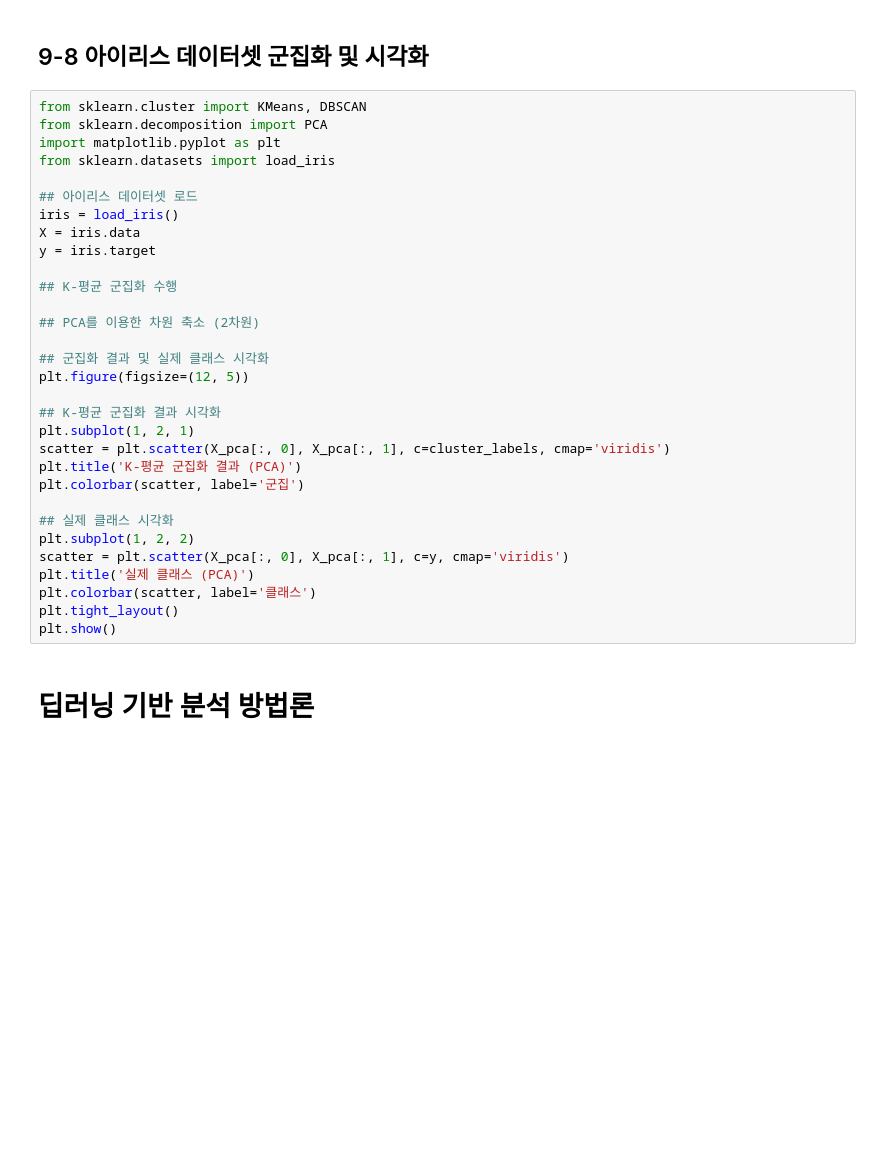
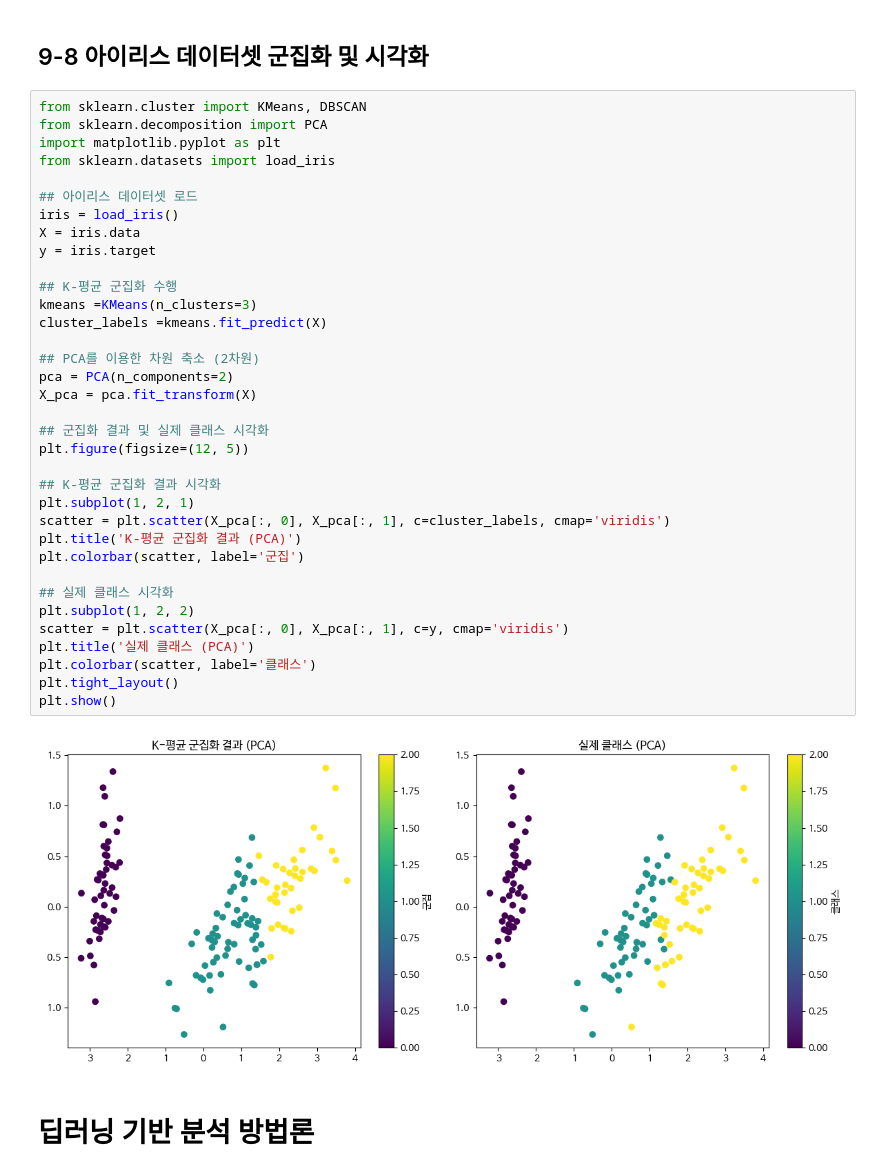
Before and after one commit to ryujjung0213/Data-Analysis-with-Open-Source, a Jupyter notebook: 오픈소스_데이터_분석_9강.ipynb, the cells around one changed output. Saved outputs shown, nothing was run; the diff lists cells and outputs as text; blank space fills up the shorter version.

```diff
--- a/오픈소스_데이터_분석_9강.ipynb
+++ b/오픈소스_데이터_분석_9강.ipynb
@@ -262,33 +320,39 @@ for name, model in models.items():
 from sklearn.cluster import KMeans, DBSCAN
 from sklearn.decomposition import PCA
 import matplotlib.pyplot as plt
 from sklearn.datasets import load_iris
 
 ## 아이리스 데이터셋 로드
 iris = load_iris()
 X = iris.data
 y = iris.target
 
 ## K-평균 군집화 수행
+kmeans =KMeans(n_clusters=3)
+cluster_labels =kmeans.fit_predict(X)
 
 ## PCA를 이용한 차원 축소 (2차원)
+pca = PCA(n_components=2)
+X_pca = pca.fit_transform(X)
 
 ## 군집화 결과 및 실제 클래스 시각화
 plt.figure(figsize=(12, 5))
 
 ## K-평균 군집화 결과 시각화
 plt.subplot(1, 2, 1)
 scatter = plt.scatter(X_pca[:, 0], X_pca[:, 1], c=cluster_labels, cmap='viridis')
 plt.title('K-평균 군집화 결과 (PCA)')
 plt.colorbar(scatter, label='군집')
 
 ## 실제 클래스 시각화
 plt.subplot(1, 2, 2)
 scatter = plt.scatter(X_pca[:, 0], X_pca[:, 1], c=y, cmap='viridis')
 plt.title('실제 클래스 (PCA)')
 plt.colorbar(scatter, label='클래스')
 plt.tight_layout()
 plt.show()
+# %% [output]
+[figure, added]
 # %% [markdown]
 # 딥러닝 기반 분석 방법론
 # %% [markdown]
```
Also changed, not shown: parts of 6 cells of this notebook.
